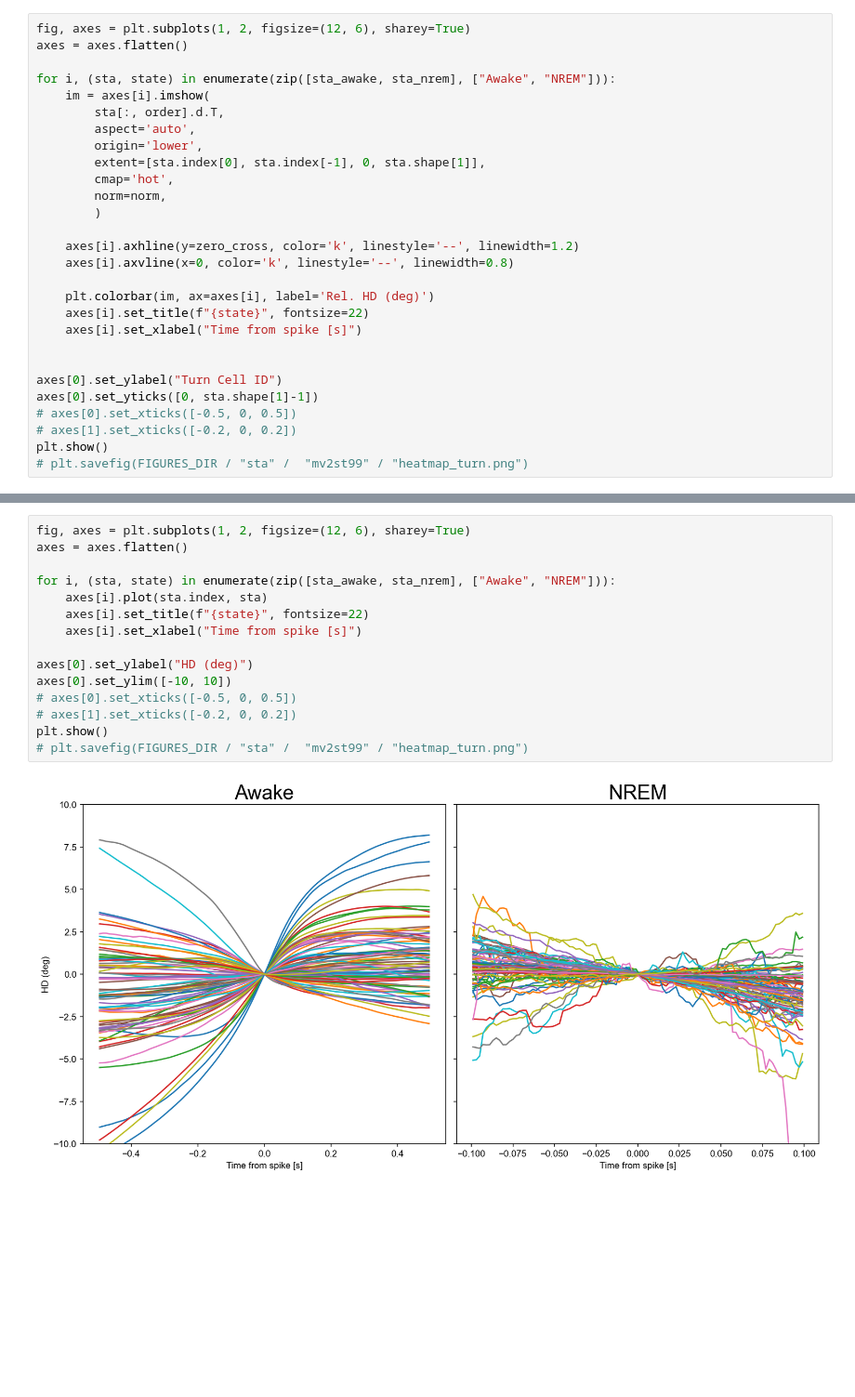
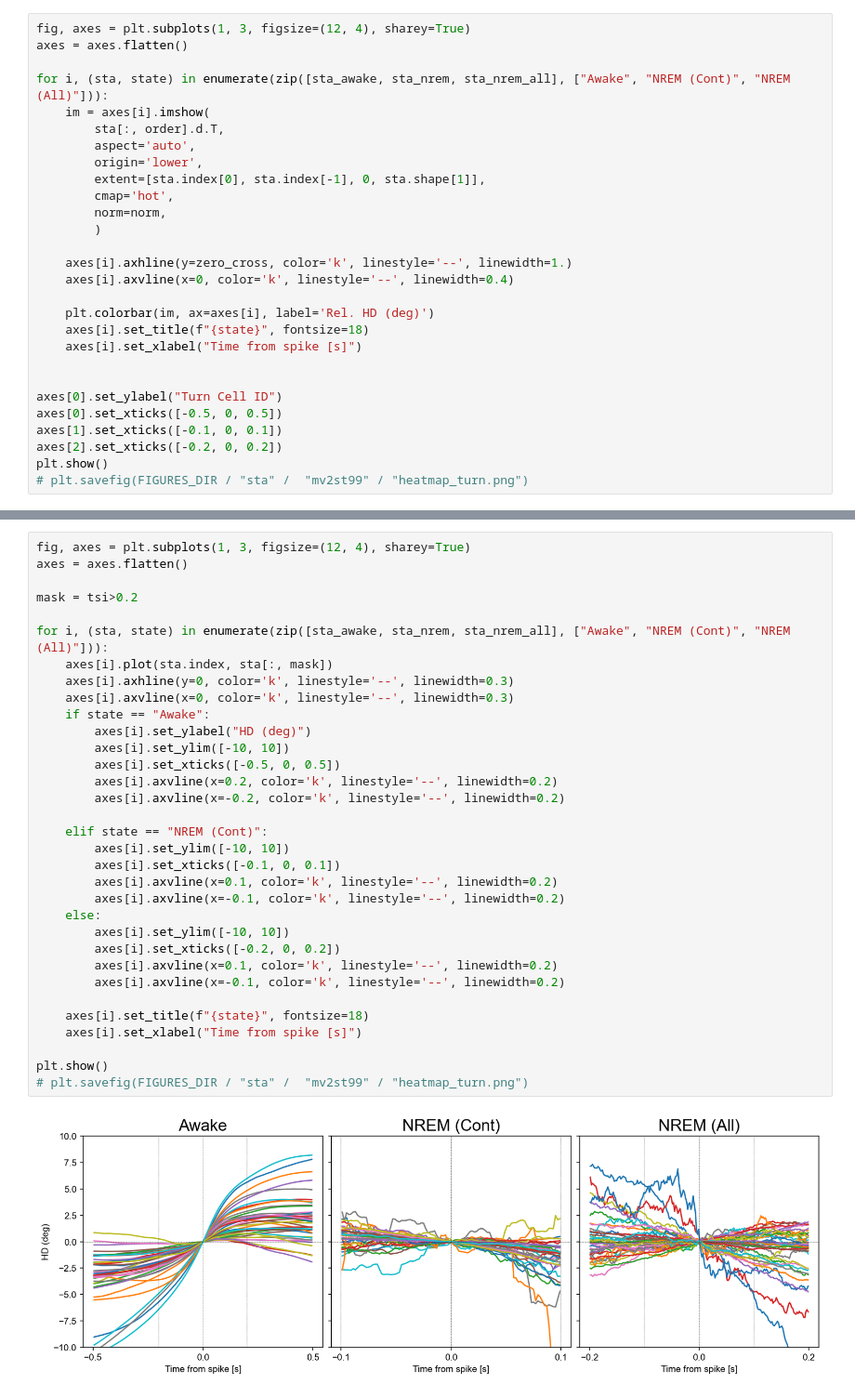
Before and after one commit to Senzai-Lab/nrem_analysis, a Jupyter notebook: notebooks/dual_recordings/unwrapped_sta.ipynb, the cells around one changed output, grey strips where cells are left out. Shown at 93% size. Drawn from its saved outputs; the diff is of its cells as text; blank space fills up the shorter version.

```diff
--- a/notebooks/dual_recordings/unwrapped_sta.ipynb
+++ b/notebooks/dual_recordings/unwrapped_sta.ipynb
@@ -46,8 +65,8 @@ sta_nrem = np.nan_to_num(sta_nrem, nan=0)
 # %%
-fig, axes = plt.subplots(1, 2, figsize=(12, 6), sharey=True)
+fig, axes = plt.subplots(1, 3, figsize=(12, 4), sharey=True)
 axes = axes.flatten()
 
-for i, (sta, state) in enumerate(zip([sta_awake, sta_nrem], ["Awake", "NREM"])):
+for i, (sta, state) in enumerate(zip([sta_awake, sta_nrem, sta_nrem_all], ["Awake", "NREM (Cont)", "NREM (All)"])):
     im = axes[i].imshow(
         sta[:, order].d.T,
         aspect='auto',
@@ -57,18 +76,18 @@ for i, (sta, state) in enumerate(zip([sta_awake, sta_nrem], ["Awake", "NREM"])):
         norm=norm,
         )
 
-    axes[i].axhline(y=zero_cross, color='k', linestyle='--', linewidth=1.2)
-    axes[i].axvline(x=0, color='k', linestyle='--', linewidth=0.8)
+    axes[i].axhline(y=zero_cross, color='k', linestyle='--', linewidth=1.)
+    axes[i].axvline(x=0, color='k', linestyle='--', linewidth=0.4)
 
     plt.colorbar(im, ax=axes[i], label='Rel. HD (deg)')
-    axes[i].set_title(f"{state}", fontsize=22)
+    axes[i].set_title(f"{state}", fontsize=18)
     axes[i].set_xlabel("Time from spike [s]")
 
 
 axes[0].set_ylabel("Turn Cell ID")
-axes[0].set_yticks([0, sta.shape[1]-1])
-# axes[0].set_xticks([-0.5, 0, 0.5])
-# axes[1].set_xticks([-0.2, 0, 0.2])
+axes[0].set_xticks([-0.5, 0, 0.5])
+axes[1].set_xticks([-0.1, 0, 0.1])
+axes[2].set_xticks([-0.2, 0, 0.2])
 plt.show()
 # plt.savefig(FIGURES_DIR / "sta" /  "mv2st99" / "heatmap_turn.png")
 # %% [output]
@@ -76,20 +125,38 @@ plt.show()
 # %%
-fig, axes = plt.subplots(1, 2, figsize=(12, 6), sharey=True)
+fig, axes = plt.subplots(1, 3, figsize=(12, 4), sharey=True)
 axes = axes.flatten()
 
-for i, (sta, state) in enumerate(zip([sta_awake, sta_nrem], ["Awake", "NREM"])):
-    axes[i].plot(sta.index, sta)
-    axes[i].set_title(f"{state}", fontsize=22)
+mask = tsi>0.2
+
+for i, (sta, state) in enumerate(zip([sta_awake, sta_nrem, sta_nrem_all], ["Awake", "NREM (Cont)", "NREM (All)"])):
+    axes[i].plot(sta.index, sta[:, mask])
+    axes[i].axhline(y=0, color='k', linestyle='--', linewidth=0.3)
+    axes[i].axvline(x=0, color='k', linestyle='--', linewidth=0.3)
+    if state == "Awake":
+        axes[i].set_ylabel("HD (deg)")
+        axes[i].set_ylim([-10, 10])
+        axes[i].set_xticks([-0.5, 0, 0.5])
+        axes[i].axvline(x=0.2, color='k', linestyle='--', linewidth=0.2)
+        axes[i].axvline(x=-0.2, color='k', linestyle='--', linewidth=0.2)
+
+    elif state == "NREM (Cont)":
+        axes[i].set_ylim([-10, 10])
+        axes[i].set_xticks([-0.1, 0, 0.1])
+        axes[i].axvline(x=0.1, color='k', linestyle='--', linewidth=0.2)
+        axes[i].axvline(x=-0.1, color='k', linestyle='--', linewidth=0.2)
+    else:
+        axes[i].set_ylim([-10, 10])
+        axes[i].set_xticks([-0.2, 0, 0.2])
+        axes[i].axvline(x=0.1, color='k', linestyle='--', linewidth=0.2)
+        axes[i].axvline(x=-0.1, color='k', linestyle='--', linewidth=0.2)
+
+    axes[i].set_title(f"{state}", fontsize=18)
     axes[i].set_xlabel("Time from spike [s]")
 
-axes[0].set_ylabel("HD (deg)")
-axes[0].set_ylim([-10, 10])
-# axes[0].set_xticks([-0.5, 0, 0.5])
-# axes[1].set_xticks([-0.2, 0, 0.2])
 plt.show()
 # plt.savefig(FIGURES_DIR / "sta" /  "mv2st99" / "heatmap_turn.png")
 # %% [output]
-[figure, old version]
+[figure, new version]
 # %%
 durations_s = np.concatenate([np.diff(sweep.time_support.values, axis=1) for sweep in sweeps])
 fig, ax = plt.subplots(figsize=(6, 4))
```
Also changed, not shown: parts of 10 cells of this notebook, 3 other files.
